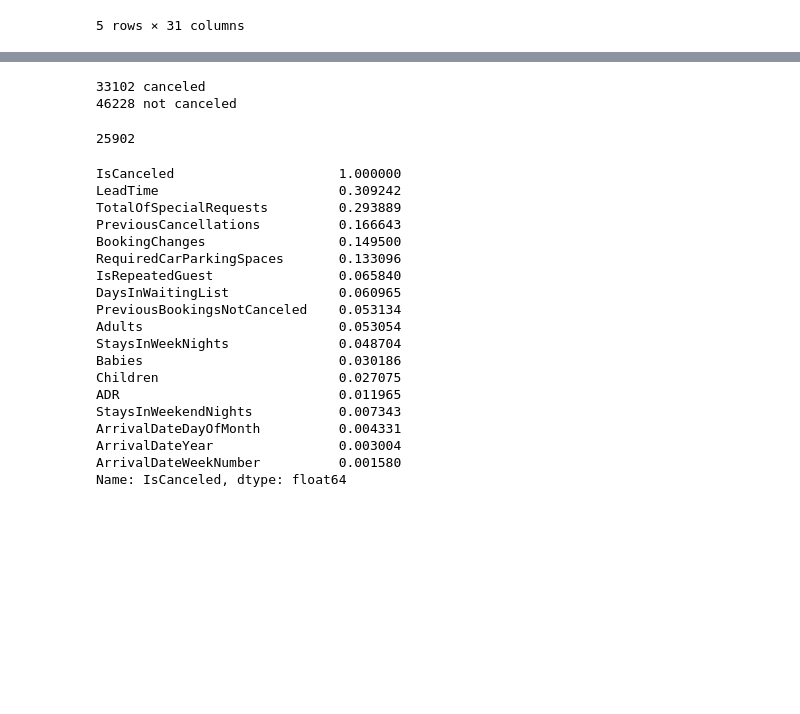
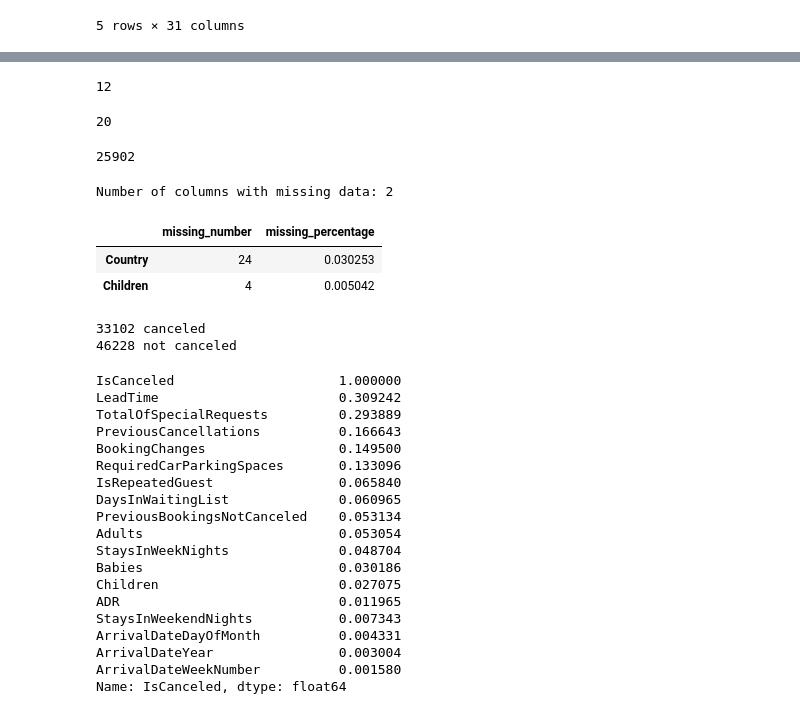
Before and after one commit to fredericojpr/BC2_Predict_Cancellations, a Jupyter notebook: scripts/BC2_Notebook_Goncalo.ipynb, the cells around one changed output, grey strips where cells are left out. Saved outputs shown, nothing was run; the diff lists cells and outputs as text; code cells hidden in the pictures; blank space fills up the shorter version.

```diff
--- a/scripts/BC2_Notebook_Goncalo.ipynb
+++ b/scripts/BC2_Notebook_Goncalo.ipynb
@@ -8,0 +11,9 @@ warnings.filterwarnings('ignore')
+# %%
+def find_missing(df):
+    missing_col = df.columns[df.isna().sum()>0]
+    col_missing_val = df[missing_col].isna().sum().sort_values(ascending=False)
+    per_missing_val = (df[missing_col].isna().sum()/df.shape[0]*100).sort_values(ascending=False)
+    missing_df = pd.DataFrame(col_missing_val,columns=['missing_number'])
+    missing_df['missing_percentage']=per_missing_val
+    print('Number of columns with missing data:',missing_df.shape[0])
+    return missing_df
@@ -40,0 +58,21 @@ memory usage: 18.8+ MB
+# %%
+# Checking that no variable is left behind
+len(metric_features)
+# %% [output]
+12
+# %%
+len(non_metric_features)
+# %% [output]
+20
+# %%
+# Cheecking for duplicates
+data.duplicated().sum()
+# %% [output]
+25902
+# %%
+find_missing(data)
+# %% [output]
+Number of columns with missing data: 2
+|  | missing_number | missing_percentage |
+| Country | 24 | 0.030253 |
+| Children | 4 | 0.005042 |
@@ -45,11 +85,6 @@ print(Cancelations.count(0), 'not canceled')
 # %% [output]
 33102 canceled
 46228 not canceled
-# %%
-# Cheecking for duplicates
-data.duplicated().sum()
-# %% [output]
-25902
 # %%
 data.corr().abs()['IsCanceled'].sort_values(ascending=False).head(30)
 # %% [output]
```
Also changed, not shown: parts of 12 cells of this notebook.
